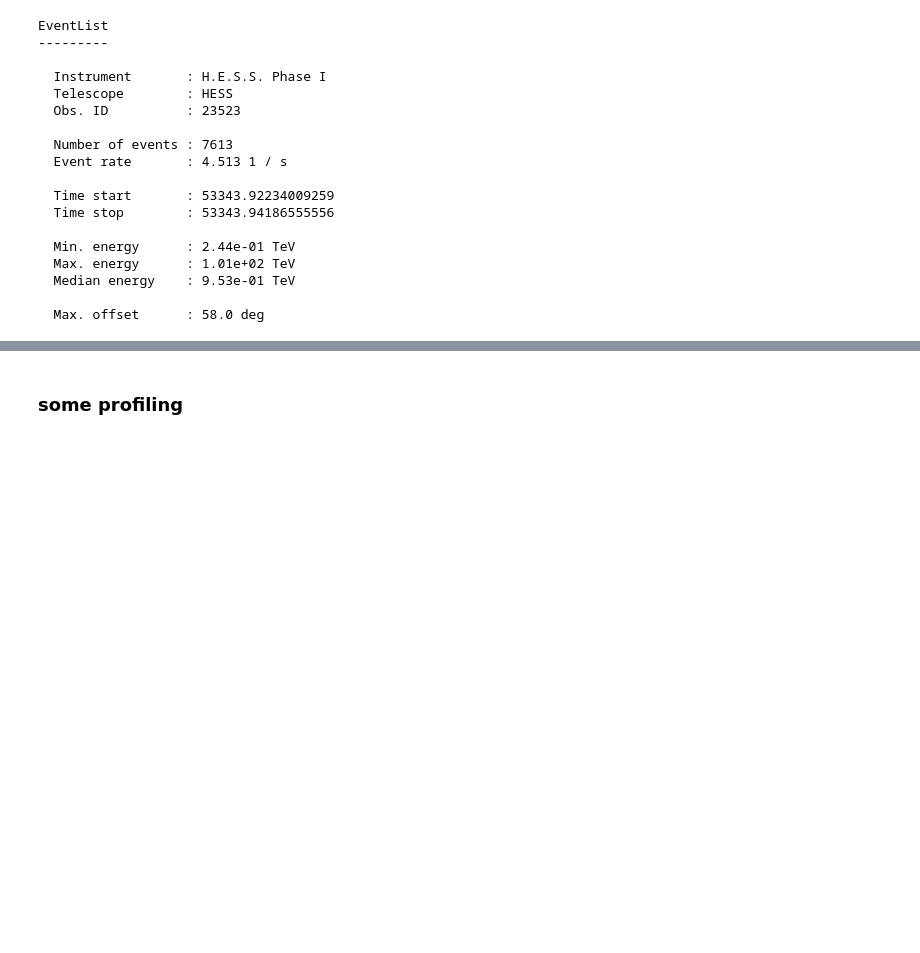
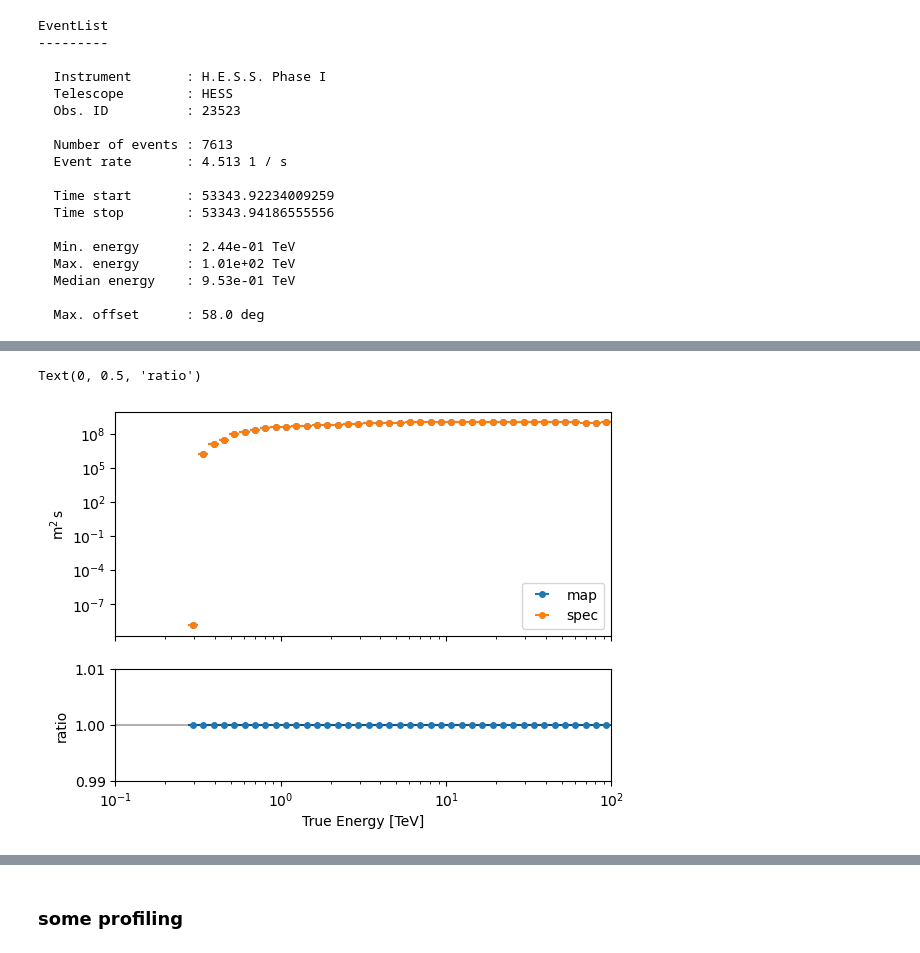
Before and after one commit to gammapy/gammapy-unbinned-analysis, a Jupyter notebook: Tims_UnbinnedDataset/UnbinnedEvaluator.ipynb, the cells around one changed output, grey strips where cells are left out. Cells and saved outputs as stored; diff of their text form; code cells hidden in the pictures; blank space fills up the shorter version.

```diff
--- a/Tims_UnbinnedDataset/UnbinnedEvaluator.ipynb
+++ b/Tims_UnbinnedDataset/UnbinnedEvaluator.ipynb
@@ -531,13 +529,19 @@ model_gauss = SkyModel(
     name='crab_model_gauss'
     )
 dataset.models += model_gauss
+# %%
+model_gauss2=model_gauss.copy()
+model_gauss2.spatial_model.parameters.freeze_all()
 # %%
-%%time
 # Set up a test instance of the unbinned Evaluator
 test=UnbinnedEvaluator(model_gauss,events=obs1.events, mask=dataset.mask_safe, spatialbs=0.02*u.deg, use_cache=False)
-test.mask = dataset.mask_safe
+test2=UnbinnedEvaluator(model_gauss2,events=obs1.events, mask=dataset.mask_safe, spatialbs=0.02*u.deg, use_cache=False)
+# test.mask = dataset.mask_safe
 
-test._init_geom(exposure=dataset.exposure)
+# test._init_geom(exposure=dataset.exposure)
+### for a proper comparison set the default value for the psf oversampling
+### factor in 'update' to 1
 test.update(obs1.events,dataset.exposure,dataset.psf,dataset.edisp, dataset.mask_safe)
+test2.update(obs1.events,dataset.exposure,dataset.psf,dataset.edisp, dataset.mask_safe)
 # %% [output]
 WARNING: AstropyDeprecationWarning: The truth value of a Quantity is ambiguous. In the future this will raise a ValueError. [astropy.units.quantity]
@@ -556,0 +548,22 @@ Wall time: 35.9 ms
+# %%
+region=test2.geom.region
+
+exp1 = test.exposure.get_spectrum(region)
+exp2 = test2.exposure
+# %%
+fig, (ax1, ax2) = plt.subplots(2,1, sharex=True, height_ratios=(2,1))
+exp1.plot(ax=ax1, label='map')
+exp2.plot(ax=ax1, label='spec')
+ax1.legend()
+ax1.set_xlabel(None)
+
+ratio = exp2/exp1
+ratio.plot(ax=ax2)
+ax2.set_yscale('linear')
+ax2.set_ylim(0.99, 1.01)
+ax2.axhline(1, c='k', alpha=0.3)
+ax2.set_ylabel('ratio')
+# print(ratio.data)
+# %% [output]
+Text(0, 0.5, 'ratio')
+[figure, added]
```
Also changed, not shown: parts of 25 cells of this notebook, 3 other files.
